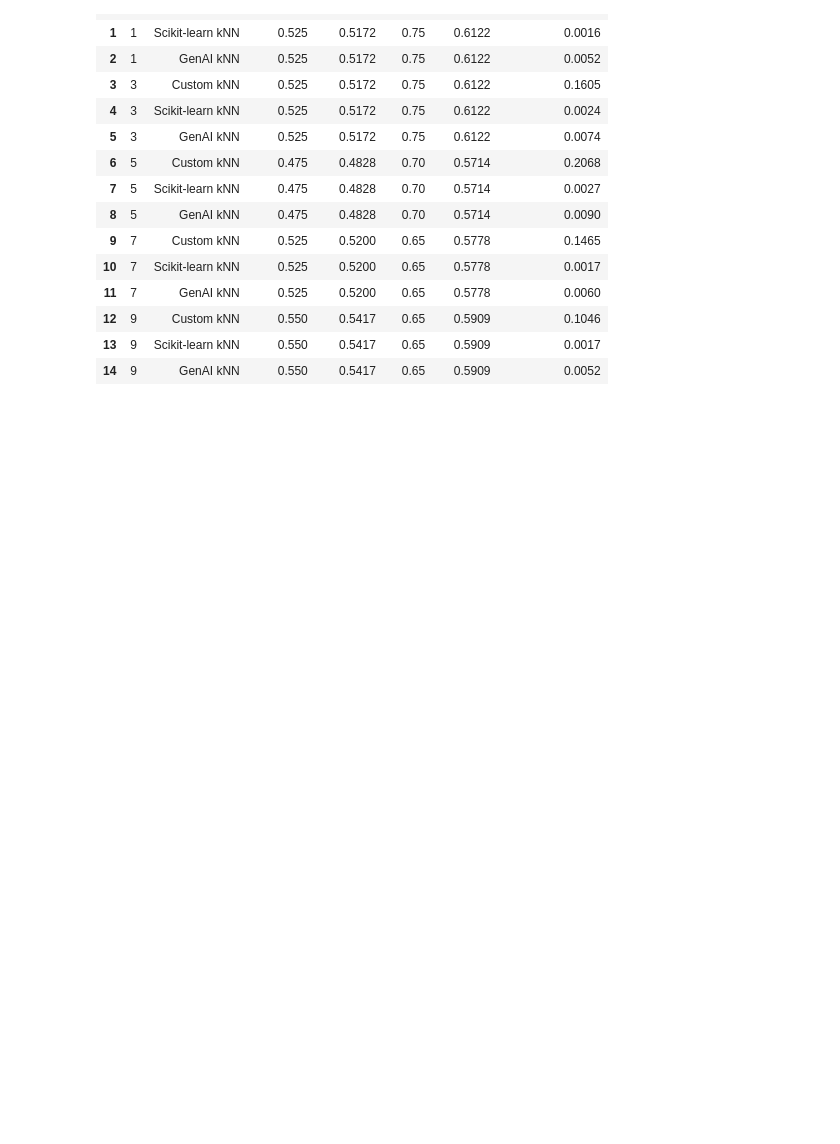
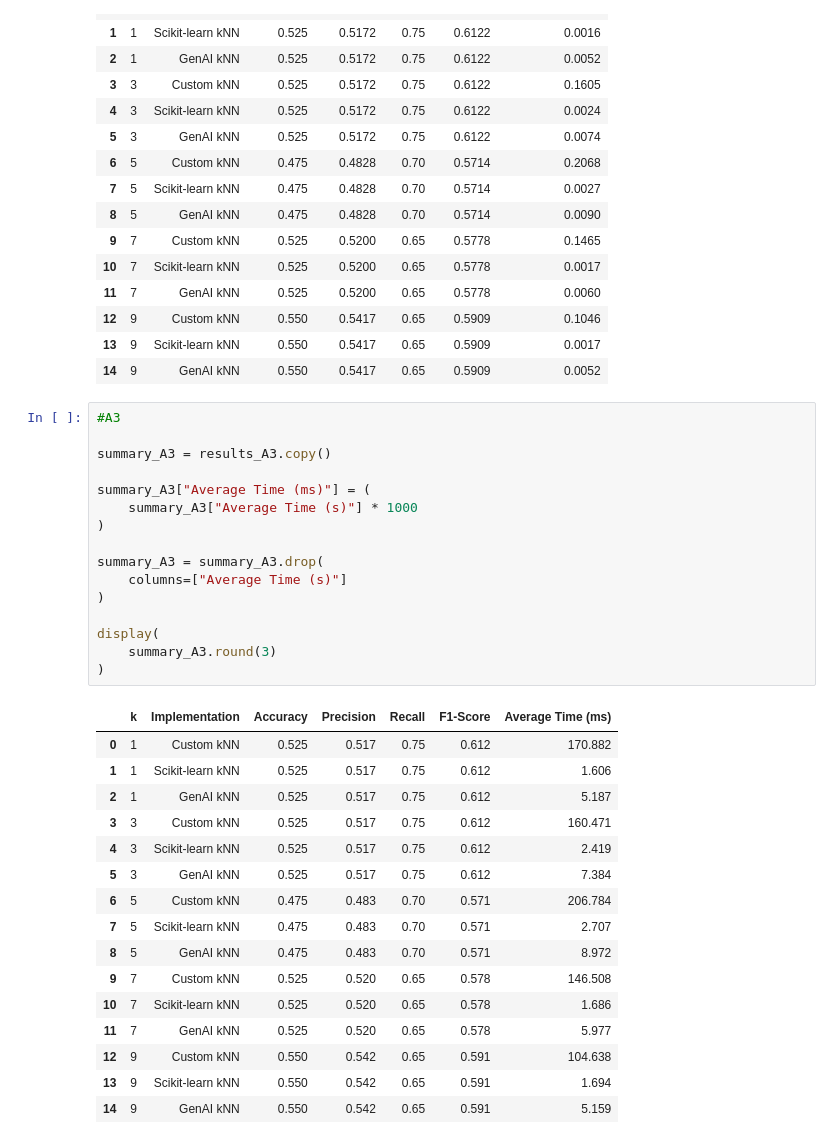
Before and after one commit to Karuneshtiwari/ML-lab, a Jupyter notebook: Lab06.ipynb, the cells around one changed output. Saved outputs shown, nothing was run; the diff lists cells and outputs as text; blank space fills up the shorter version.

```diff
--- a/Lab06.ipynb
+++ b/Lab06.ipynb
@@ -1977,3 +1977,36 @@ A3 Performance Comparison
 | 12 | 9 | Custom kNN | 0.550 | 0.5417 | 0.65 | 0.5909 | 0.1046 |
 | 13 | 9 | Scikit-learn kNN | 0.550 | 0.5417 | 0.65 | 0.5909 | 0.0017 |
 | 14 | 9 | GenAI kNN | 0.550 | 0.5417 | 0.65 | 0.5909 | 0.0052 |
+# %%
+#A3
+
+summary_A3 = results_A3.copy()
+
+summary_A3["Average Time (ms)"] = (
+    summary_A3["Average Time (s)"] * 1000
+)
+
+summary_A3 = summary_A3.drop(
+    columns=["Average Time (s)"]
+)
+
+display(
+    summary_A3.round(3)
+)
+# %% [output]
+|  | k | Implementation | Accuracy | Precision | Recall | F1-Score | Average Time (ms) |
+| 0 | 1 | Custom kNN | 0.525 | 0.517 | 0.75 | 0.612 | 170.882 |
+| 1 | 1 | Scikit-learn kNN | 0.525 | 0.517 | 0.75 | 0.612 | 1.606 |
+| 2 | 1 | GenAI kNN | 0.525 | 0.517 | 0.75 | 0.612 | 5.187 |
+| 3 | 3 | Custom kNN | 0.525 | 0.517 | 0.75 | 0.612 | 160.471 |
+| 4 | 3 | Scikit-learn kNN | 0.525 | 0.517 | 0.75 | 0.612 | 2.419 |
+| 5 | 3 | GenAI kNN | 0.525 | 0.517 | 0.75 | 0.612 | 7.384 |
+| 6 | 5 | Custom kNN | 0.475 | 0.483 | 0.70 | 0.571 | 206.784 |
+| 7 | 5 | Scikit-learn kNN | 0.475 | 0.483 | 0.70 | 0.571 | 2.707 |
+| 8 | 5 | GenAI kNN | 0.475 | 0.483 | 0.70 | 0.571 | 8.972 |
+| 9 | 7 | Custom kNN | 0.525 | 0.520 | 0.65 | 0.578 | 146.508 |
+| 10 | 7 | Scikit-learn kNN | 0.525 | 0.520 | 0.65 | 0.578 | 1.686 |
+| 11 | 7 | GenAI kNN | 0.525 | 0.520 | 0.65 | 0.578 | 5.977 |
+| 12 | 9 | Custom kNN | 0.550 | 0.542 | 0.65 | 0.591 | 104.638 |
+| 13 | 9 | Scikit-learn kNN | 0.550 | 0.542 | 0.65 | 0.591 | 1.694 |
+| 14 | 9 | GenAI kNN | 0.550 | 0.542 | 0.65 | 0.591 | 5.159 |
```
Also changed, not shown: parts of 3 cells of this notebook.
